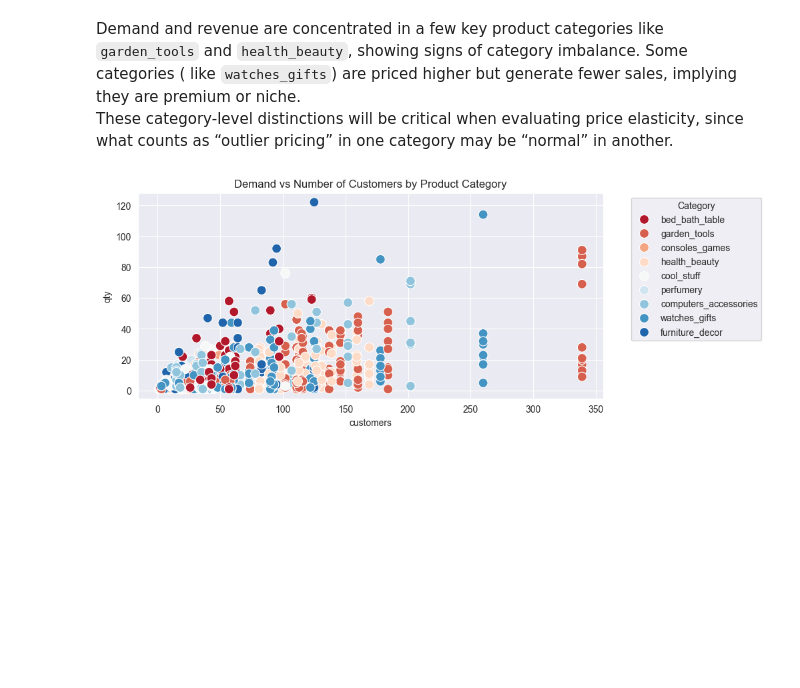
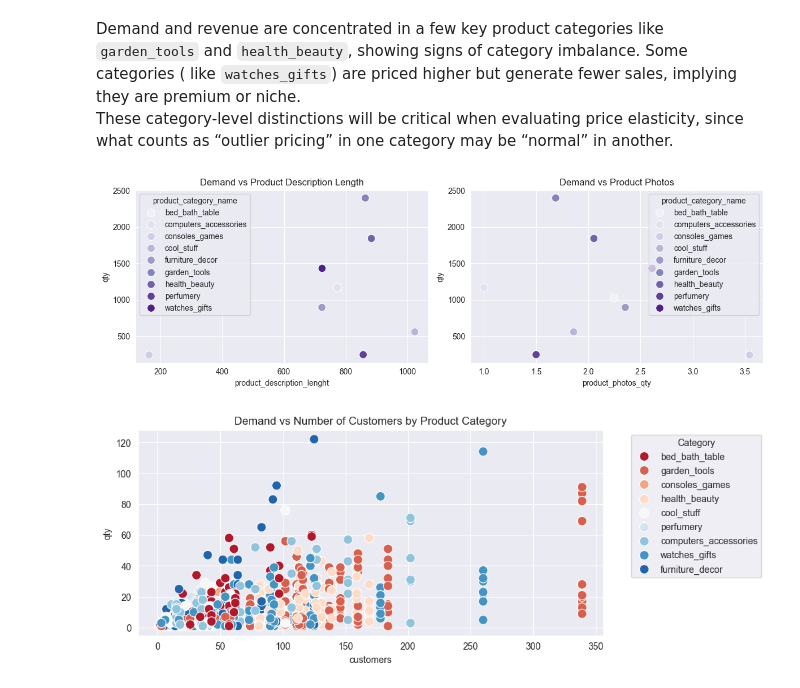
Before and after one commit to enyo-ojo/Pricing-Forecasts-Deal-Support-, a Jupyter notebook: pricing eda.ipynb, the cells around one changed output. Saved outputs shown, nothing was run; the diff lists cells and outputs as text; code cells hidden in the pictures; blank space fills up the shorter version.

```diff
--- a/pricing eda.ipynb
+++ b/pricing eda.ipynb
@@ -63,6 +80,30 @@ plt.show()
 # %% [markdown]
 Demand and revenue are concentrated in a few key product categories like `garden_tools` and `health_beauty`, showing signs of category imbalance. Some categories ( like `watches_gifts`) are priced higher but generate fewer sales, implying they are premium or niche. <br>
 These category-level distinctions will be critical when evaluating price elasticity, since what counts as “outlier pricing” in one category may be “normal” in another.
+# %%
+# Aggregate correctly
+demand_by_attr = df.groupby('product_category_name').agg({
+    'product_description_lenght':'mean',
+    'product_photos_qty':'mean',
+    'qty': 'sum'
+}).reset_index()
+
+fig, axes = plt.subplots(1, 2, figsize=(12, 4))
+
+# Scatter: description length vs demand
+sns.scatterplot(data=demand_by_attr, x='product_description_lenght', y='qty',
+                hue='product_category_name', ax=axes[0], palette="Purples", s=100)
+axes[0].set_title("Demand vs Product Description Length")
+
+# Scatter: photos qty vs demand
+sns.scatterplot(data=demand_by_attr, x='product_photos_qty', y='qty',
+                hue='product_category_name', ax=axes[1], palette="Purples", s=100)
+axes[1].set_title("Demand vs Product Photos")
+
+plt.tight_layout()
+plt.show()
+# %% [output]
+[figure, added]
 # %%
 plt.figure(figsize=(9,4))
 sns.scatterplot(x='customers', y='qty', data=df, hue='product_category_name', palette='RdBu', s=100)
```
Also changed, not shown: parts of 27 cells of this notebook, 1 other file.
